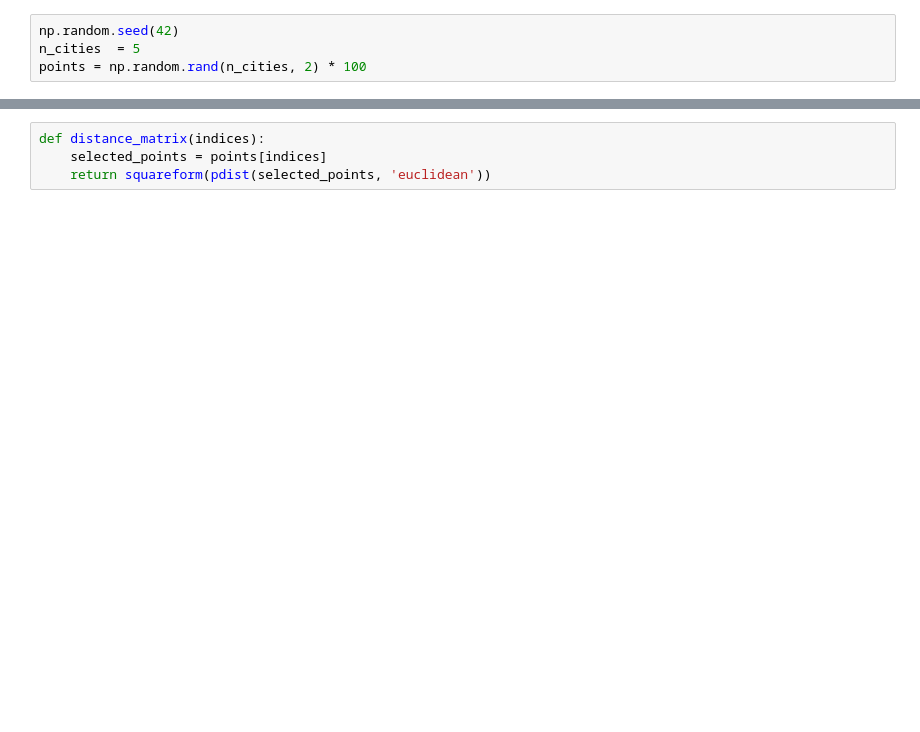
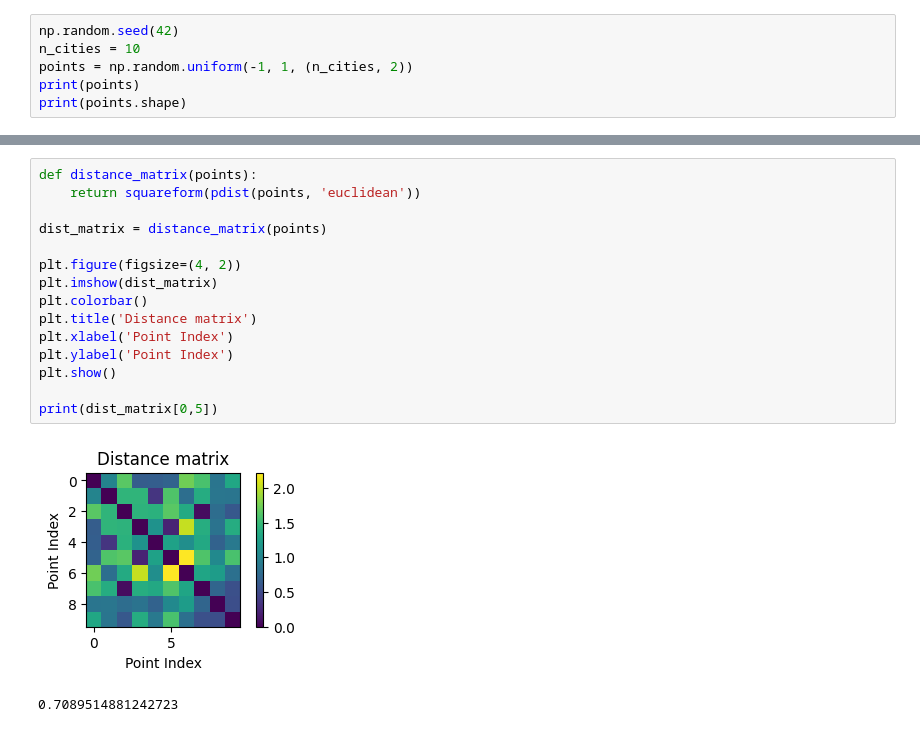
Before and after one commit to MalakPL/MHE-Zaoczne-2024, a Jupyter notebook: salesman.ipynb, the cells around one changed output, grey strips where cells are left out. Cells and saved outputs as stored; diff of their text form; blank space fills up the shorter version.

```diff
--- a/salesman.ipynb
+++ b/salesman.ipynb
@@ -6,4 +9,6 @@ import random
 # %%
 np.random.seed(42)
-n_cities  = 5
-points = np.random.rand(n_cities, 2) * 100
+n_cities = 10
+points = np.random.uniform(-1, 1, (n_cities, 2))
+print(points)
+print(points.shape)
@@ -10,4 +27,18 @@ points = np.random.rand(n_cities, 2) * 100
 # %%
-def distance_matrix(indices):
-    selected_points = points[indices]
-    return squareform(pdist(selected_points, 'euclidean'))
+def distance_matrix(points):
+    return squareform(pdist(points, 'euclidean'))
+
+dist_matrix = distance_matrix(points)
+
+plt.figure(figsize=(4, 2))
+plt.imshow(dist_matrix)
+plt.colorbar()
+plt.title('Distance matrix')
+plt.xlabel('Point Index')
+plt.ylabel('Point Index')
+plt.show()
+
+print(dist_matrix[0,5])
+# %% [output]
+[figure, added]
+0.7089514881242723
```
Also changed, not shown: parts of 23 cells of this notebook.
